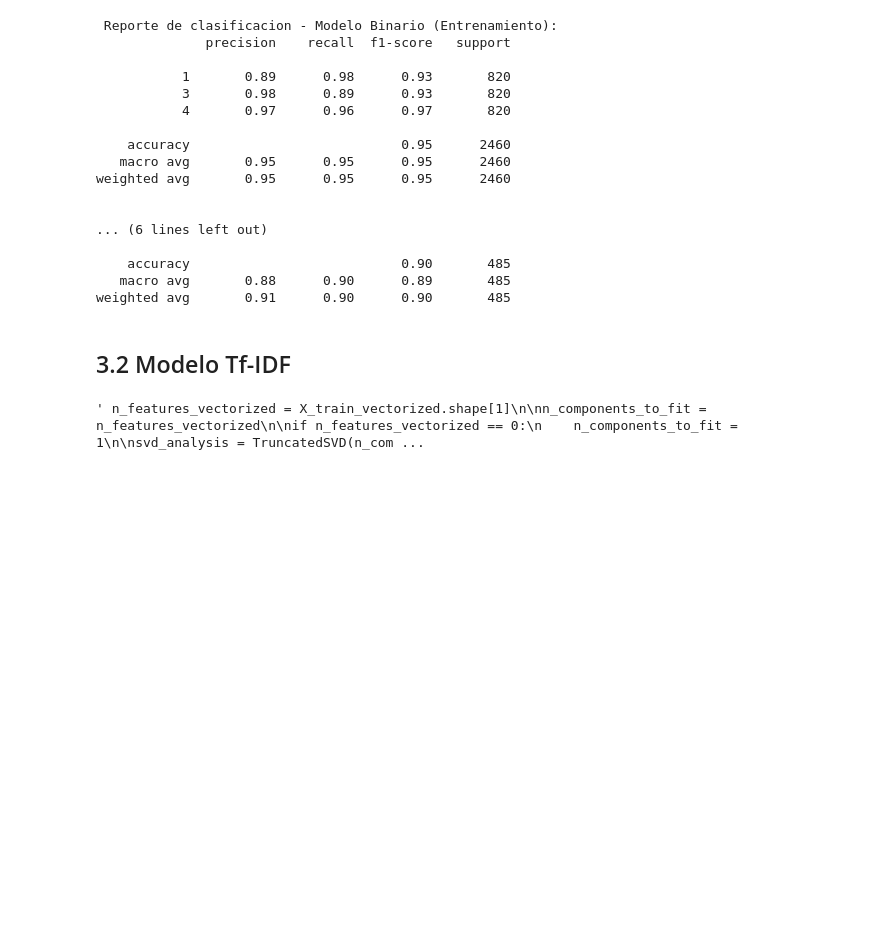
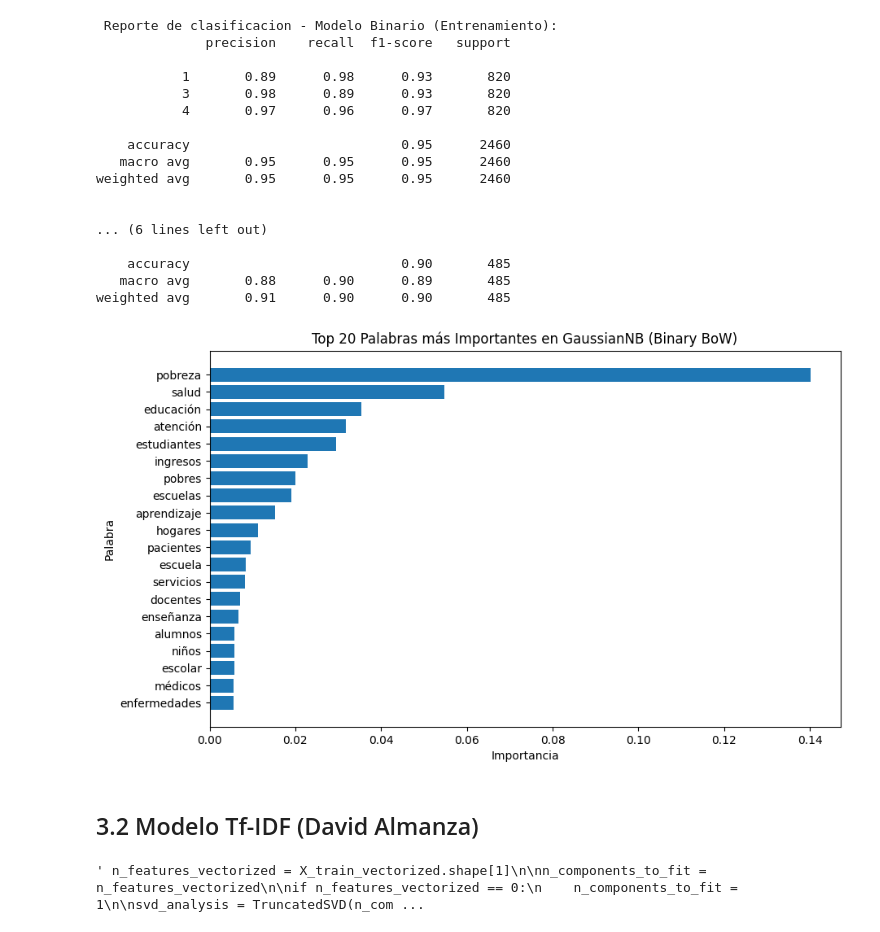
Before and after one commit to Almanza33/Proyecto1BI, a Jupyter notebook: Proyecto1.ipynb, the cells around one changed output. Cells and saved outputs as stored; diff of their text form; code cells hidden in the pictures; blank space fills up the shorter version.

Commit message:
palabras y graficas

```diff
--- a/Proyecto1.ipynb
+++ b/Proyecto1.ipynb
@@ -361,8 +361,41 @@ weighted avg       0.95      0.95      0.95      2460
     accuracy                           0.90       485
    macro avg       0.88      0.90      0.89       485
 weighted avg       0.91      0.90      0.90       485
+# %%
+
+feature_names = binary_vectorizer.get_feature_names_out()
+theta = simple_gnb.theta_
+
+# Calcular importancia de cada palabra
+if theta.shape[0] == 2:  # caso binario
+    importance = np.abs(theta[0] - theta[1])
+else:  # más de 2 clases
+    importance = np.var(theta, axis=0)
+
+# Ordenar
+indices = np.argsort(importance)[::-1]
+top_n = 20
+top_features = [feature_names[i] for i in indices[:top_n]]
+top_importances = importance[indices[:top_n]]
+
+# Crear dataframe para la gráfica
+df_importance = pd.DataFrame({
+    "Palabra": top_features,
+    "Importancia": top_importances
+})
+
+# Graficar
+plt.figure(figsize=(10,6))
+plt.barh(df_importance["Palabra"], df_importance["Importancia"])
+plt.xlabel("Importancia")
+plt.ylabel("Palabra")
+plt.title("Top 20 Palabras más Importantes en GaussianNB (Binary BoW)")
+plt.gca().invert_yaxis()
+plt.show()
+# %% [output]
+[figure, added]
 # %% [markdown]
-## 3.2 Modelo Tf-IDF
+## 3.2 Modelo Tf-IDF (David Almanza)
 # %%
 tfidf_vectorizer = TfidfVectorizer(max_features=100)
 
```
Also changed, not shown: parts of 6 cells of this notebook.
